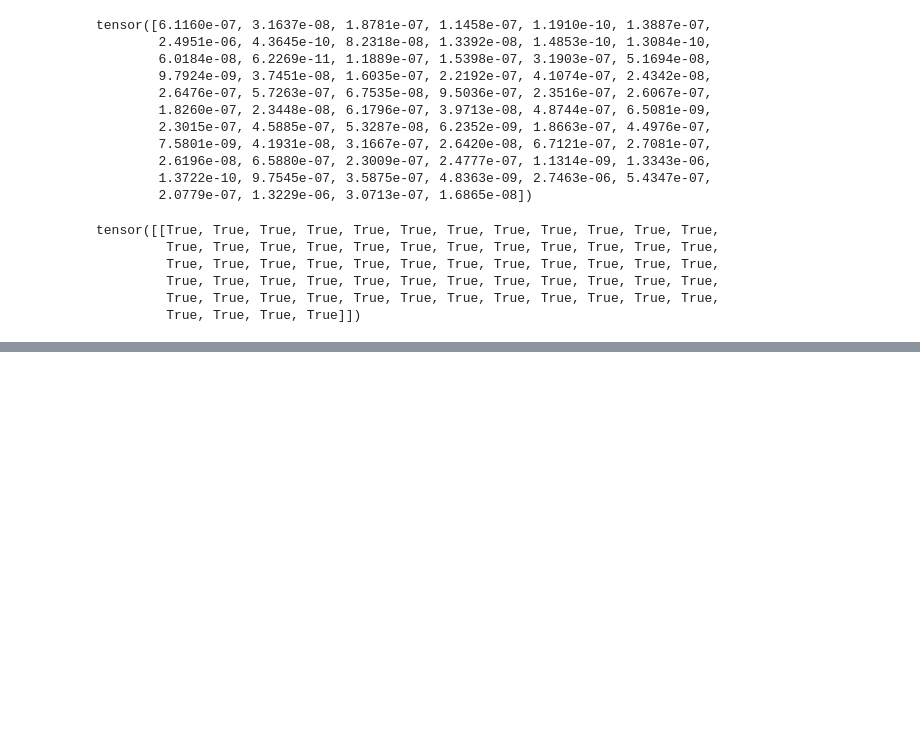
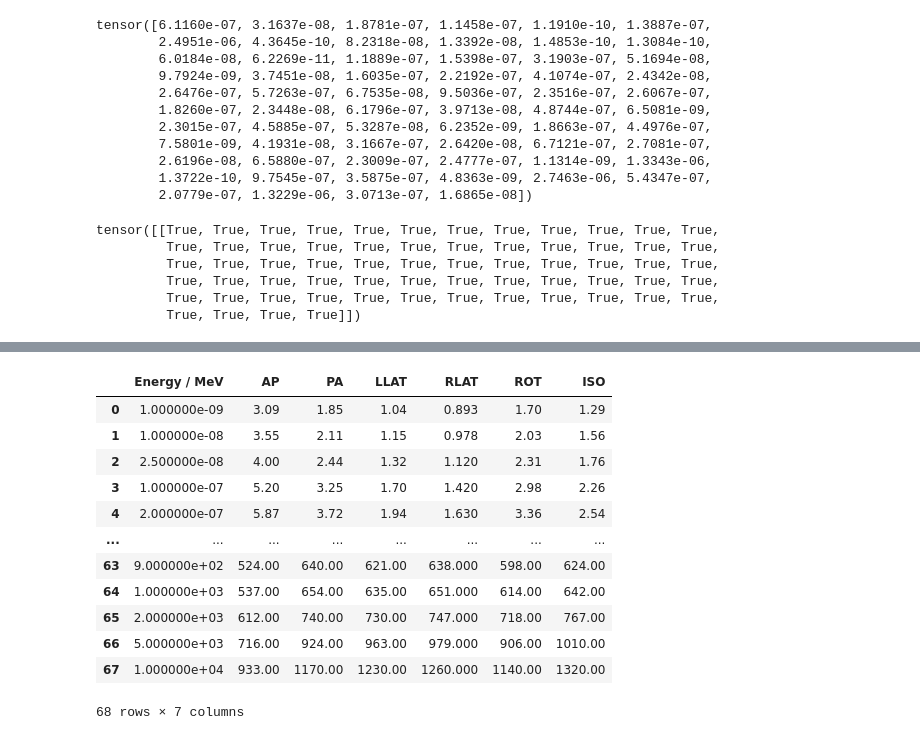
Before and after one commit to NickReed18/nFacetAnalysis, a Jupyter notebook: docs/Neural network for dose measurement.ipynb, the cells around one changed output, grey strips where cells are left out. Drawn from its saved outputs; the diff is of its cells as text; code cells hidden in the pictures; blank space fills up the shorter version.

```diff
--- a/docs/Neural network for dose measurement.ipynb
+++ b/docs/Neural network for dose measurement.ipynb
@@ -1439,0 +1546,20 @@ nn76_152_76_38_8_Cf_loss,nn76_152_76_38_8_Cf_dose_err = NNPL.compare_pred_true(m
+# %%
+from scipy.interpolate import interp1d
+from scipy.integrate import quad
+import numpy as np
+import pandas as pd
+import matplotlib.pyplot as plt
+
+
+
+bins = np.load('/home/nr1315/Documents/Project/MachineLearning/energy_bins.npy')
+dose_curve = pd.read_hdf('/home/nr1315/Documents/Project/effective_dose_coeffs.h5')
+
+centres = np.diff(bins)/2 + bins[:-1]
+
+ap_dose = interp1d(dose_curve['Energy / MeV'],dose_curve['AP'])
+pa_dose = interp1d(dose_curve['Energy / MeV'],dose_curve['PA'])
+llat_dose = interp1d(dose_curve['Energy / MeV'],dose_curve['LLAT'])
+rlat_dose = interp1d(dose_curve['Energy / MeV'],dose_curve['RLAT'])
+rot_dose = interp1d(dose_curve['Energy / MeV'],dose_curve['ROT'])
+iso_dose = interp1d(dose_curve['Energy / MeV'],dose_curve['ISO'])
@@ -1439,0 +1598,16 @@ nn76_152_76_38_8_Cf_loss,nn76_152_76_38_8_Cf_dose_err = NNPL.compare_pred_true(m
+# %%
+dose_curve
+# %% [output]
+|  | Energy / MeV | AP | PA | LLAT | RLAT | ROT | ISO |
+| 0 | 1.000000e-09 | 3.09 | 1.85 | 1.04 | 0.893 | 1.70 | 1.29 |
+| 1 | 1.000000e-08 | 3.55 | 2.11 | 1.15 | 0.978 | 2.03 | 1.56 |
+| 2 | 2.500000e-08 | 4.00 | 2.44 | 1.32 | 1.120 | 2.31 | 1.76 |
+| 3 | 1.000000e-07 | 5.20 | 3.25 | 1.70 | 1.420 | 2.98 | 2.26 |
+| 4 | 2.000000e-07 | 5.87 | 3.72 | 1.94 | 1.630 | 3.36 | 2.54 |
+| ... | ... | ... | ... | ... | ... | ... | ... |
+| 63 | 9.000000e+02 | 524.00 | 640.00 | 621.00 | 638.000 | 598.00 | 624.00 |
+| 64 | 1.000000e+03 | 537.00 | 654.00 | 635.00 | 651.000 | 614.00 | 642.00 |
+| 65 | 2.000000e+03 | 612.00 | 740.00 | 730.00 | 747.000 | 718.00 | 767.00 |
+| 66 | 5.000000e+03 | 716.00 | 924.00 | 963.00 | 979.000 | 906.00 | 1010.00 |
+| 67 | 1.000000e+04 | 933.00 | 1170.00 | 1230.00 | 1260.000 | 1140.00 | 1320.00 |
+68 rows × 7 columns
```
Also changed, not shown: parts of 38 cells of this notebook, 6 other files.
